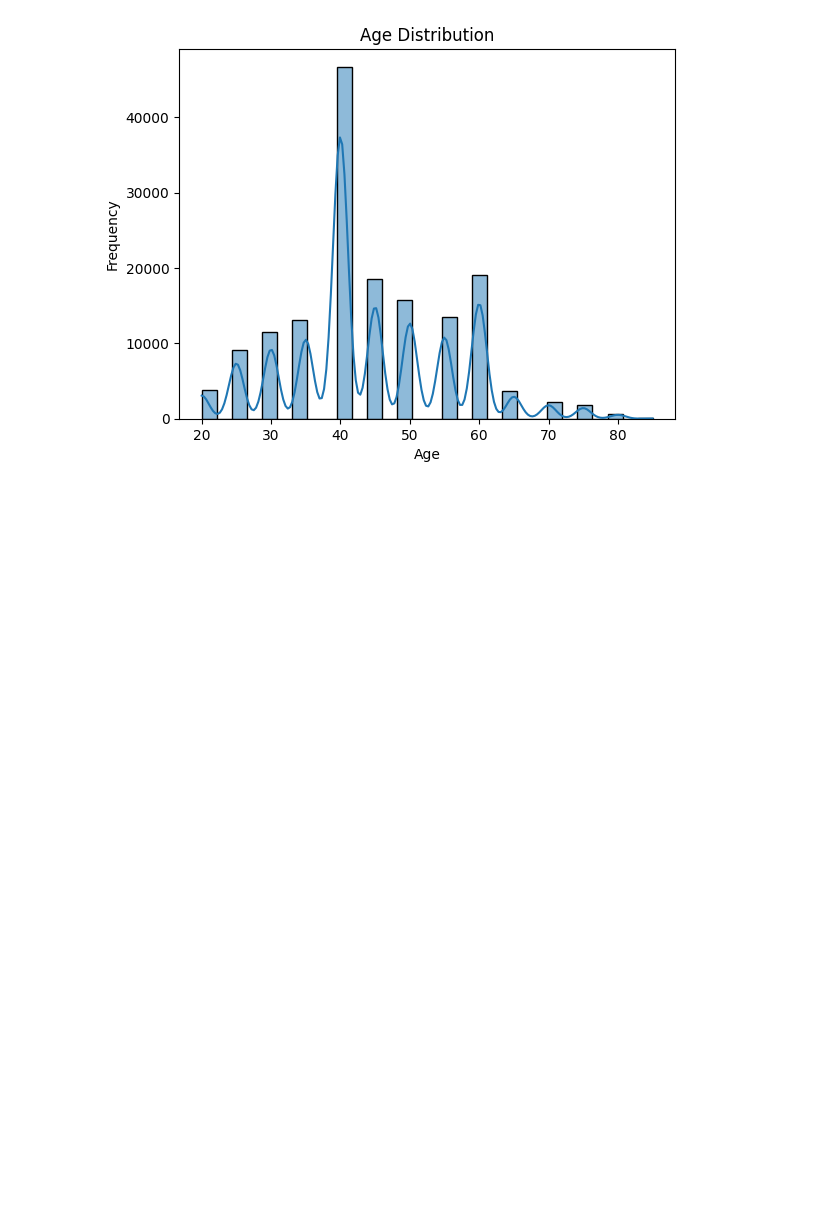
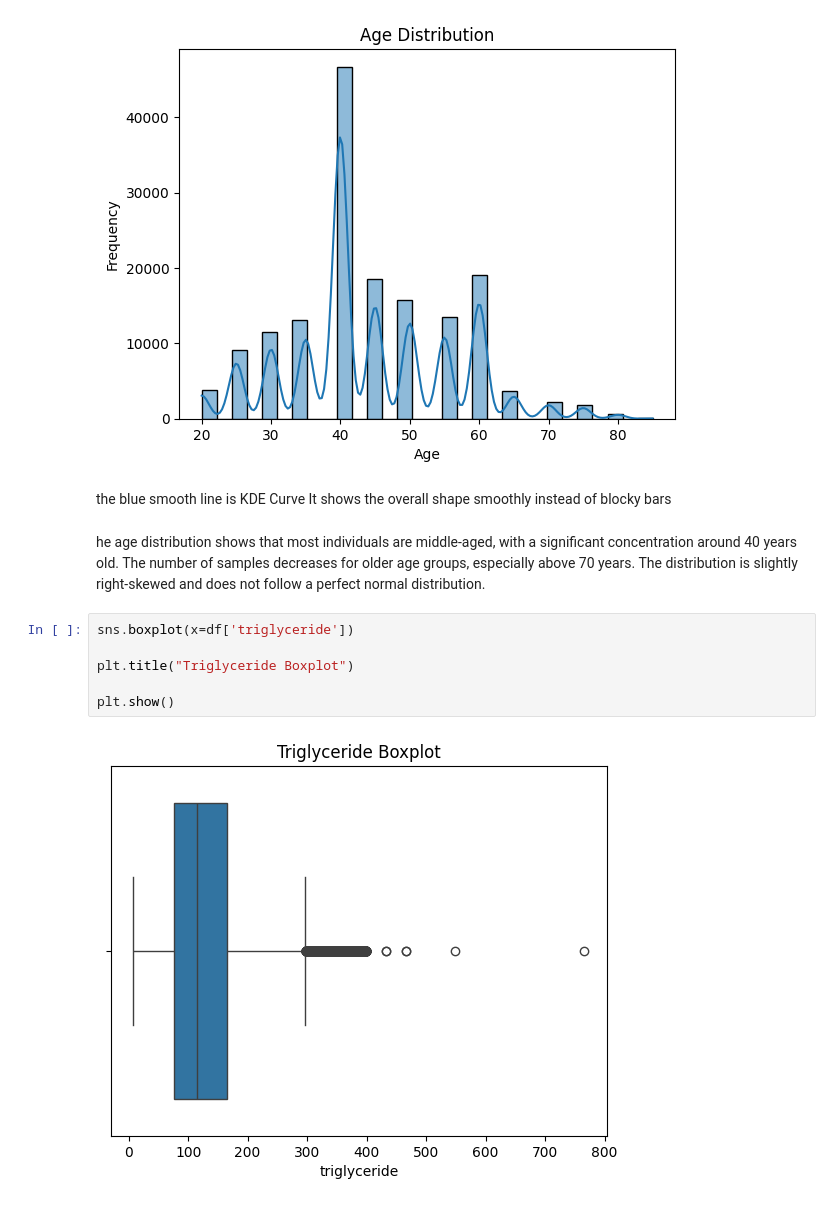
Before and after one commit to Skrat21/ml_final_aignement_3, a Jupyter notebook: 1_exploratory.ipynb, the cells around one changed output. Cells and saved outputs as stored; diff of their text form; blank space fills up the shorter version.

```diff
--- a/1_exploratory.ipynb
+++ b/1_exploratory.ipynb
@@ -102,3 +102,15 @@ plt.ylabel("Frequency")
 plt.show()
 # %% [output]
 [figure]
+# %% [markdown]
+the blue smooth line is KDE Curve It shows the overall shape smoothly instead of blocky bars
+# %% [markdown]
+he age distribution shows that most individuals are middle-aged, with a significant concentration around 40 years old. The number of samples decreases for older age groups, especially above 70 years. The distribution is slightly right-skewed and does not follow a perfect normal distribution.
+# %%
+sns.boxplot(x=df['triglyceride'])
+
+plt.title("Triglyceride Boxplot")
+
+plt.show()
+# %% [output]
+[figure, added]
```
Also changed, not shown: parts of 17 cells of this notebook, 1 other file.
